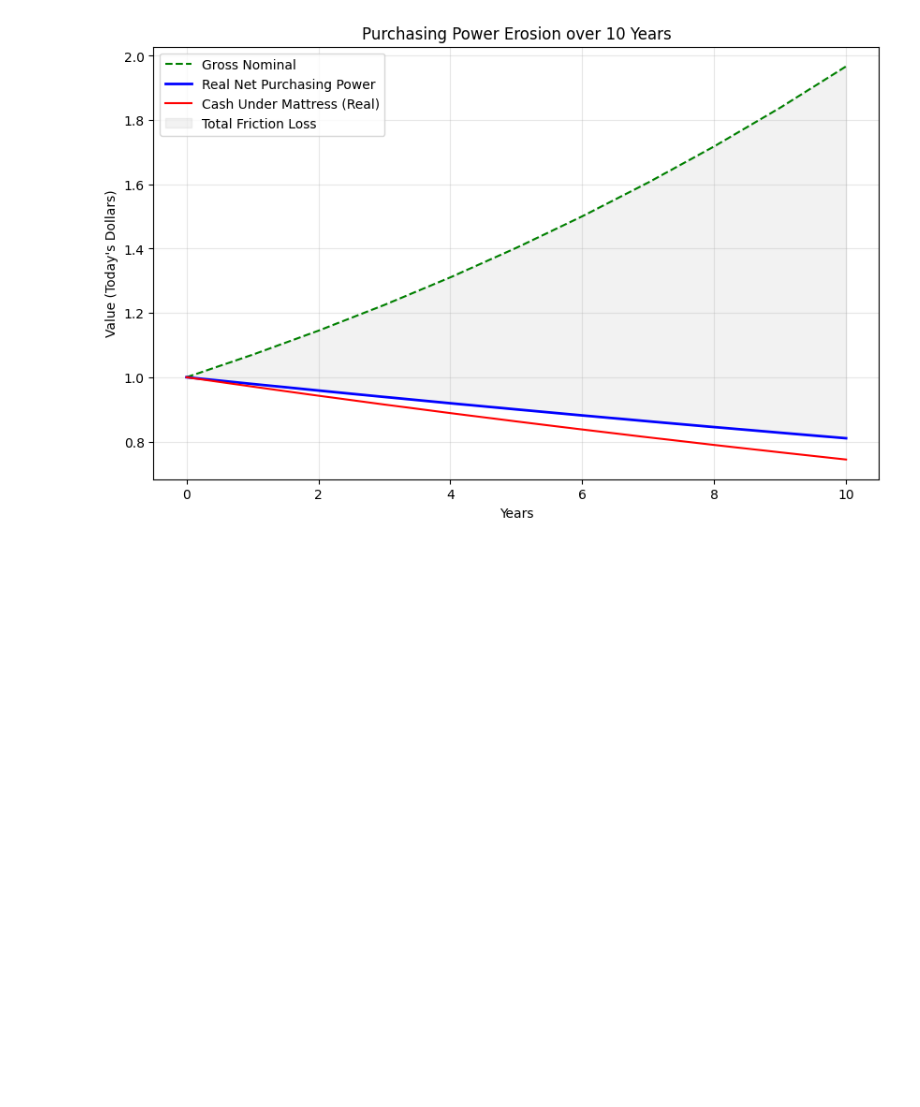
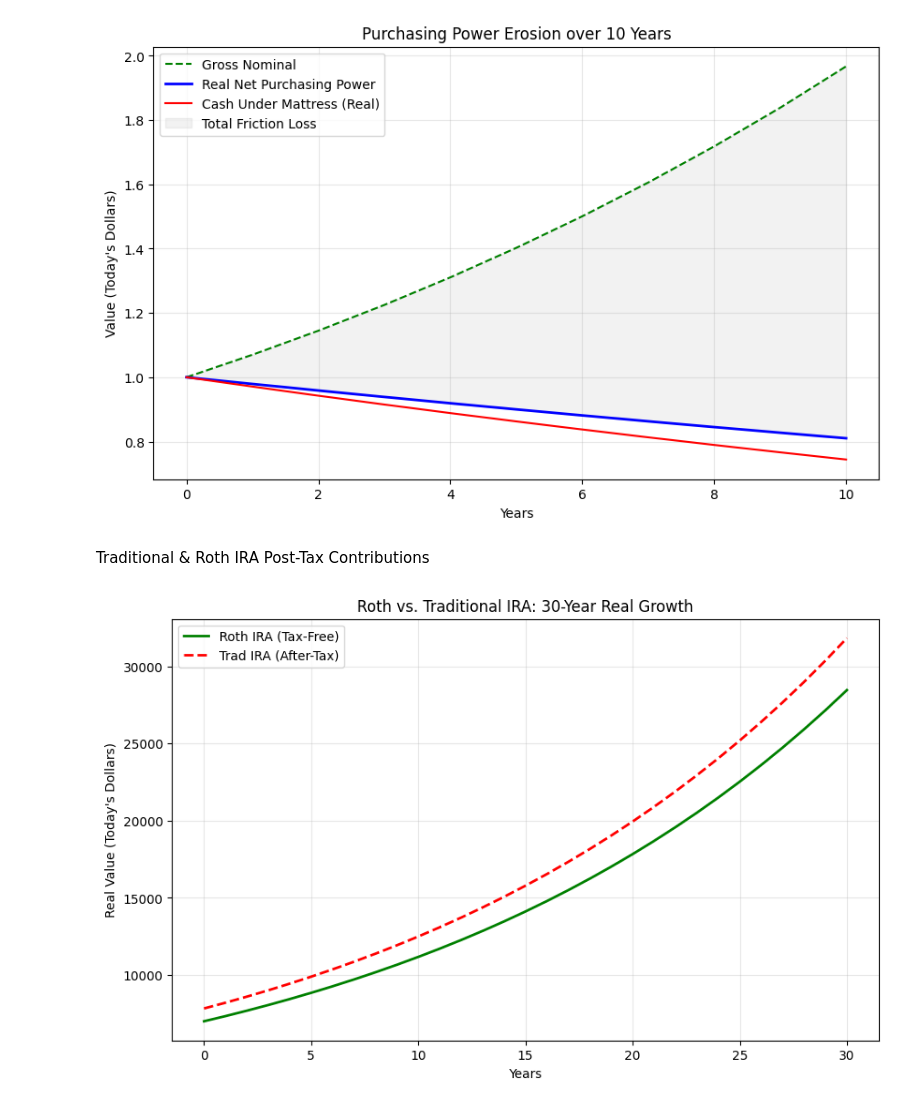
Before and after one commit to 1021114Carlos/finance_app, a Jupyter notebook: TargetDateSavings_RealReturn_calculator.ipynb, the cells around one changed output. Saved outputs shown, nothing was run; the diff lists cells and outputs as text; code cells hidden in the pictures; blank space fills up the shorter version.

Commit message:
retirement accounts

```diff
--- a/TargetDateSavings_RealReturn_calculator.ipynb
+++ b/TargetDateSavings_RealReturn_calculator.ipynb
@@ -474,3 +474,66 @@ Enter cap gains tax %: 15
 │ Cash Under Mattress (Real) │ $0.74       │ 74.4%        │
 ╘════════════════════════════╧═════════════╧══════════════╛
 [figure]
+# %% [markdown]
+Traditional & Roth IRA Post-Tax Contributions
+# %%
+import matplotlib.pyplot as plt
+import numpy as np
+
+def simulate_ira_comparison(X, T, R_nominal_int, INF_int, TAX_NOW_int, TAX_THEN_int, EXP_int, TURN_int, REINVEST_REFUND=True):
+    """
+    X: Post-tax amount to invest ($)
+    T: Time horizon (years)
+    R_nominal_int: Avg Annual Return (%)
+    INF_int: Annual Inflation (%)
+    TAX_NOW_int: Current Tax Rate (%)
+    TAX_THEN_int: Retirement Tax Rate (%)
+    EXP_int: Expense Ratio (%)
+    TURN_int: Portfolio Turnover (%)
+    """
+    # Convert integer inputs to decimals
+    r_nom = R_nominal_int / 100.0
+    inf = INF_int / 100.0
+    t_now = TAX_NOW_int / 100.0
+    t_then = TAX_THEN_int / 100.0
+    exp = EXP_int / 100.0
+    turn = TURN_int / 100.0
+
+    # Calculate internal friction (est. 0.2% cost per 100% turnover)
+    friction = turn * 0.002
+
+    # Net real rate of return (Inflation-Adjusted)
+    net_nom = r_nom - exp - friction
+    r_real = ((1 + net_nom) / (1 + inf)) - 1
+
+    years = np.arange(0, T + 1)
+
+    # 1. Roth IRA: Post-tax X grows tax-free
+    roth_values = X * (1 + r_real)**years
+
+    # 2. Traditional IRA:
+    # If reinvesting, we scale the principal to match 'out-of-pocket' cost of Roth
+    if REINVEST_REFUND:
+        trad_principal = X / (1 - t_now)
+    else:
+        trad_principal = X
+
+    trad_pretax_growth = trad_principal * (1 + r_real)**years
+    trad_aftertax_values = trad_pretax_growth * (1 - t_then)
+
+    # Graph Details
+    plt.figure(figsize=(10, 6))
+    plt.plot(years, roth_values, label='Roth IRA (Tax-Free)', color='green', linewidth=2)
+    plt.plot(years, trad_aftertax_values, label='Trad IRA (After-Tax)', color='red', linestyle='--', linewidth=2)
+    plt.title(f'Roth vs. Traditional IRA: {T}-Year Real Growth')
+    plt.xlabel('Years')
+    plt.ylabel('Real Value (Today\'s Dollars)')
+    plt.legend()
+    plt.grid(True, alpha=0.3)
+    plt.show()
+
+# Example Usage:
+# Invest $7,000 for 30 years, 8% return, 3% inflation, 24% tax now, 15% tax then, 0.05% expense, 10% turnover
+simulate_ira_comparison(7000, 30, 8, 3, 24, 15, 0.05, 10, REINVEST_REFUND=True)
+# %% [output]
+[figure, added]
```
